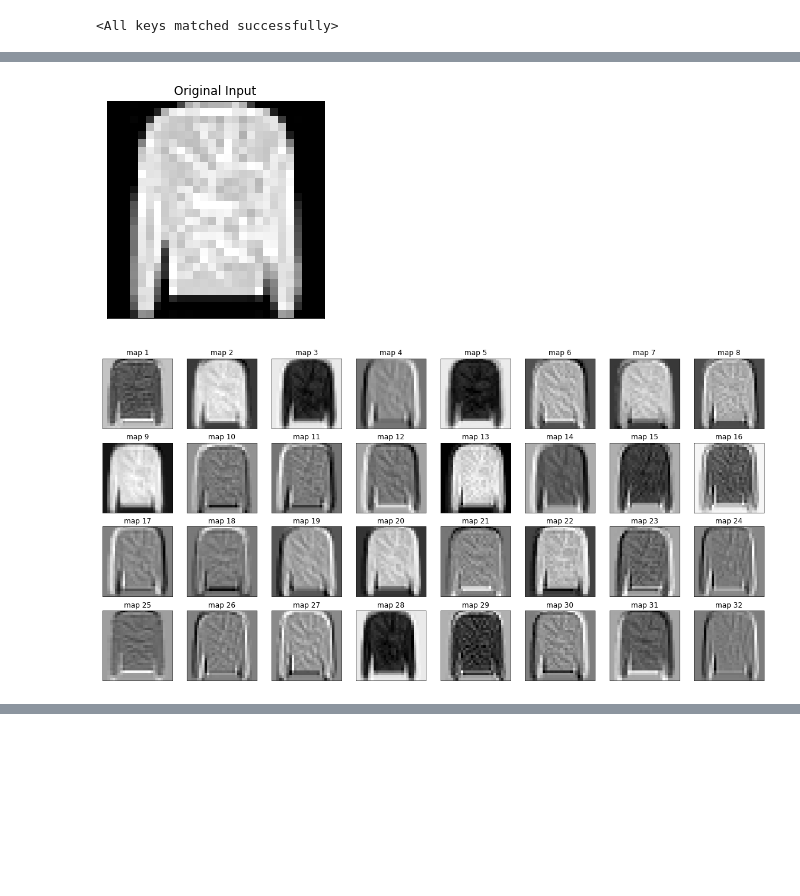
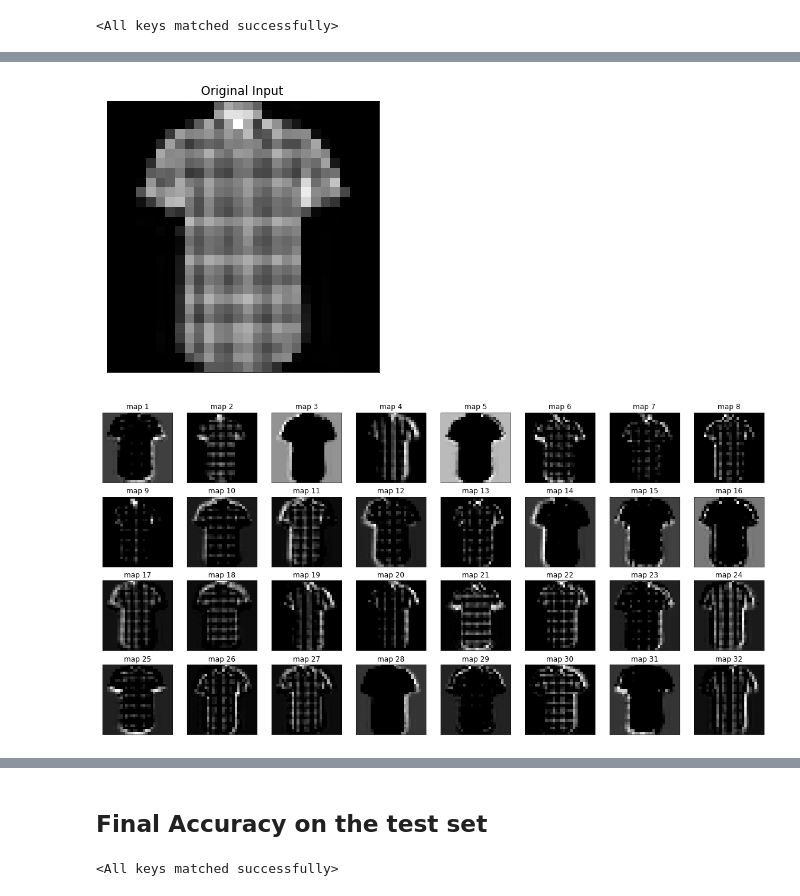
Before and after one commit to HdNathanael/deep_learning_pd, a Jupyter notebook: Homework_01.ipynb, the cells around one changed output, grey strips where cells are left out. Saved outputs shown, nothing was run; the diff lists cells and outputs as text; code cells hidden in the pictures; blank space fills up the shorter version.

```diff
--- a/Homework_01.ipynb
+++ b/Homework_01.ipynb
@@ -1270,7 +1515,8 @@ plot_class_results(train_loss, train_acc, val_loss, val_acc)
 # %%
-train_loss, train_acc, val_loss, val_acc = np.load("results/conv_net_res.npy")
-conv_net = ConvNet()
-state_conv_net = torch.load("results/conv_net.pt")
-conv_net.load_state_dict(state_conv_net)
+# load the best model
+train_loss, train_acc, val_loss, val_acc = np.load("results/conv_net_aug_res.npy")
+conv_net_aug = ConvNet()
+state_conv_net = torch.load("cl_checkpoints/cl_conv_aug_checkpoint.pt", map_location = device)
+conv_net_aug.load_state_dict(state_conv_net)
 # %% [output]
 <All keys matched successfully>
@@ -1321,5 +1522,0 @@ AttributeError: ignored
-# %%
-for j in range(10):
-  img, target = sample_random_cl(j,val_dataset)
-  y_hat = predict_soft(img,conv_net,device)
-  plot_img_probs(img,target,y_hat,lab_dict)
@@ -1341,13 +1527,15 @@ fig, ax = plt.subplots(4,8, figsize = (18,5),
                        subplot_kw={'xticks': [], 'yticks': []})
 it = 0
 for j in ax.reshape(-1):
-  kernel = conv_net.conv1[0].weight[it].detach().cpu().numpy().reshape(3,3)
+  kernel = conv_net_aug.conv1[0].weight[it].detach().cpu().numpy().reshape(3,3)
   kernel = norm_min_max(kernel)
   _ = j.imshow(kernel,cmap='gray')
   j.set_title('filter '+str(it+1))
   it += 1
 plt.subplots_adjust(wspace=-0.7, hspace=0.4)
 plt.colorbar(_,ax=ax.ravel().tolist())
-plt.suptitle("First Layer Filters")
+#plt.suptitle("First Layer Filters")
+print("First layer filters\n")
+plt.savefig("plots/filters.png", dpi = 500)
 plt.show()
 # %% [output]
@@ -1358,47 +1547,53 @@ def get_activation(name):
   def hook(layer,input,output):
     acts[name] = output.detach().cpu().numpy()
   return hook
-
-conv1_hook = conv_net.conv1[0].register_forward_hook(get_activation('conv1'))
-conv2_hook = conv_net.conv2.register_forward_hook(get_activation('conv2'))
-conv3_hook = conv_net.conv3.register_forward_hook(get_activation('conv3'))
-conv_net.eval()
+img_index = 13
+conv1_hook = conv_net_aug.conv1.register_forward_hook(get_activation('conv1'))
+conv2_hook = conv_net_aug.conv2.register_forward_hook(get_activation('conv2'))
+conv3_hook = conv_net_aug.conv3.register_forward_hook(get_activation('conv3'))
+conv_net_aug.to(device)
+conv_net_aug.eval()
 with torch.no_grad():
   img, cl = next(iter(val_loader))
-  _ = conv_net(img[5].unsqueeze(0).to(device))
+  _ = conv_net_aug(img[img_index].unsqueeze(0).to(device))
 conv1_hook.remove()
 conv2_hook.remove()
 conv3_hook.remove()
 # %%
-plt.imshow(img[5].view(28,28),cmap = 'gray')
+plt.figure(figsize = (5,5))
+plt.imshow(img[img_index].view(28,28),cmap = 'gray')
 plt.title("Original Input")
 plt.xticks([])
 plt.yticks([])
+plt.savefig("plots/cl_original_input.png", dpi = 500)
 
 fig, ax = plt.subplots(4,8,figsize = (20,10),
                        subplot_kw={'xticks': [], 'yticks': []})
 it = 0
 for j in ax.reshape(-1):
   _ = j.imshow(acts['conv1'][0][it], cmap = 'gray')
   j.set_title('map '+str(it+1))
   it += 1
+plt.savefig("plots/cl_first_layer_activations.png", dpi = 500)
 
 fig2, ax2 = plt.subplots(8,8,figsize = (10,10),
                          subplot_kw ={'xticks':[], 'yticks':[]})
 it = 0
 for j in ax2.reshape(-1):
   _ = j.imshow(acts['conv2'][0][it], cmap = 'gray')
   it += 1
+plt.savefig("plots/cl_second_layer_activations.png", dpi = 500)
 
 fig3, ax3 = plt.subplots(8,8,figsize = (10,10),
                          subplot_kw ={'xticks':[], 'yticks':[]})
 it = 0
 for j in ax3.reshape(-1):
   _ = j.imshow(acts['conv3'][0][it], cmap = 'gray')
   it += 1
+plt.savefig("plots/cl_third_layer_activations.png", dpi = 500)
 
 plt.tight_layout()
 plt.show()
 # %% [output]
-[figure, old version]
+[figure, new version]
-[figure, old version]
+[figure, new version]
@@ -1408,0 +1602,9 @@ plt.show()
+# %% [markdown]
+## Final Accuracy on the test set
+# %%
+# load the best model
+conv_net_aug = ConvNet()
+state_conv_net = torch.load("cl_checkpoints/cl_conv_aug_checkpoint.pt", map_location = device)
+conv_net_aug.load_state_dict(state_conv_net)
+# %% [output]
+<All keys matched successfully>
```
Also changed, not shown: parts of 102 cells of this notebook.
